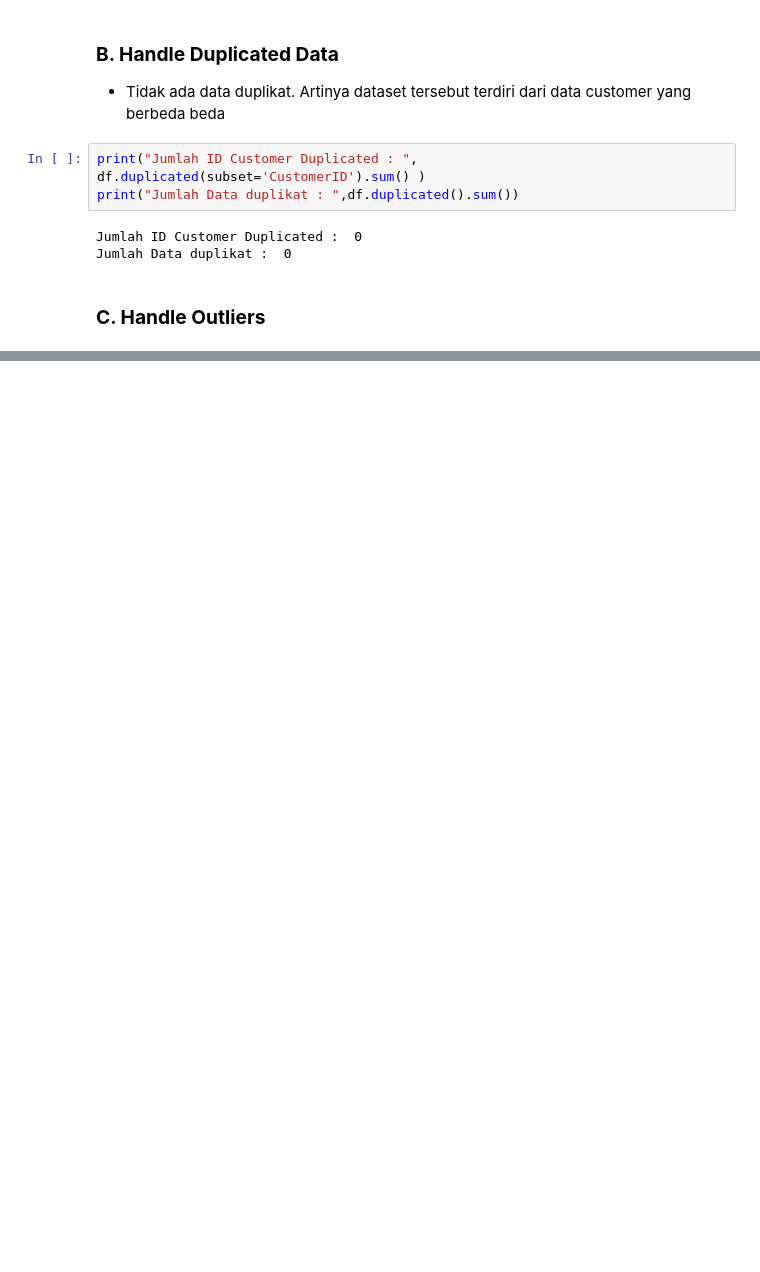
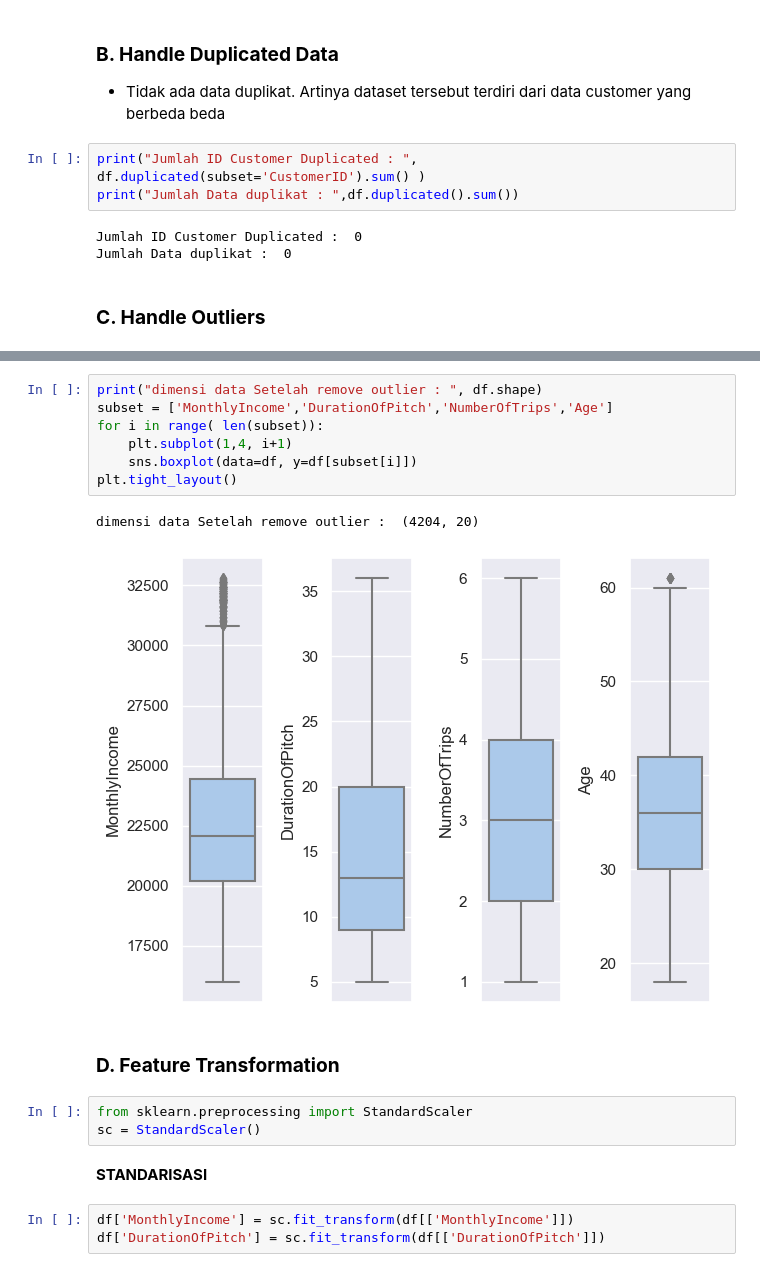
Before and after one commit to JodhiKrisantus/Classification-Holiday-Package-Prediction, a Jupyter notebook: Holiday_Predict.ipynb, the cells around one changed output, grey strips where cells are left out. Cells and saved outputs as stored; diff of their text form; blank space fills up the shorter version.

Commit message:
Add feature Transformation n feature endcode to Holiday_predict

```diff
--- a/Holiday_Predict.ipynb
+++ b/Holiday_Predict.ipynb
@@ -381,0 +407,20 @@ sns.boxplot(data=df, y='DurationOfPitch', ax=axes[1])
+# %%
+print("dimensi data Setelah remove outlier : ", df.shape)
+subset = ['MonthlyIncome','DurationOfPitch','NumberOfTrips','Age']
+for i in range( len(subset)):
+    plt.subplot(1,4, i+1)
+    sns.boxplot(data=df, y=df[subset[i]])
+plt.tight_layout()
+# %% [output]
+dimensi data Setelah remove outlier :  (4204, 20)
+[figure, added]
+# %% [markdown]
+### **D. Feature Transformation**
+# %%
+from sklearn.preprocessing import StandardScaler
+sc = StandardScaler()
+# %% [markdown]
+**STANDARISASI**
+# %%
+df['MonthlyIncome'] = sc.fit_transform(df[['MonthlyIncome']])
+df['DurationOfPitch'] = sc.fit_transform(df[['DurationOfPitch']])
```
Also changed, not shown: parts of 19 cells of this notebook.
